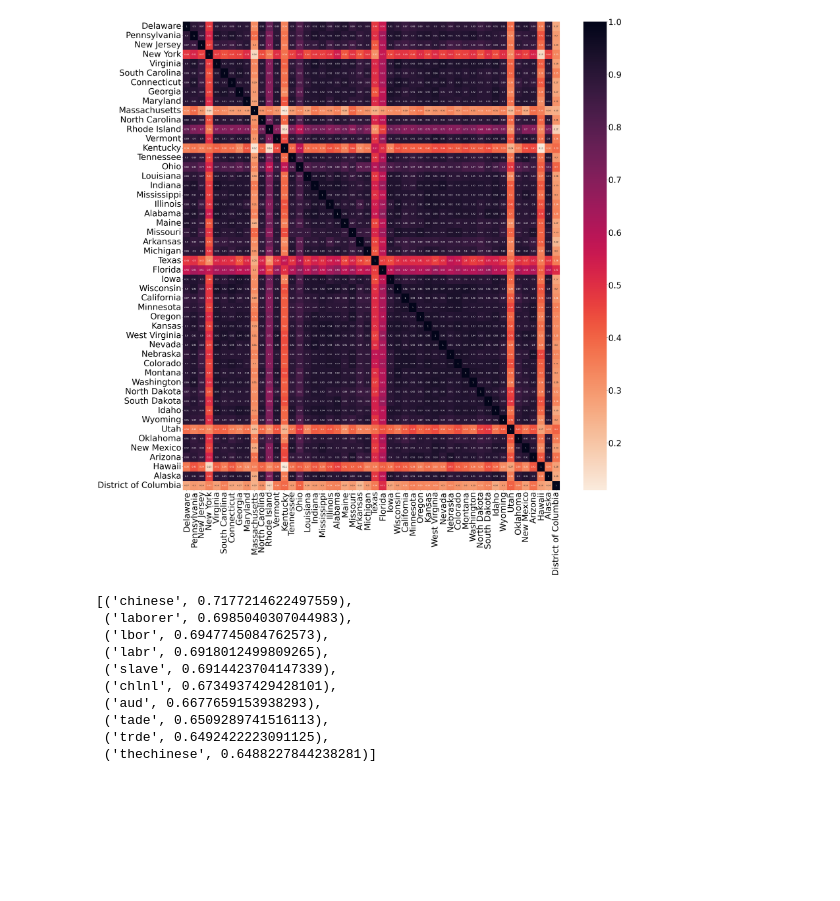
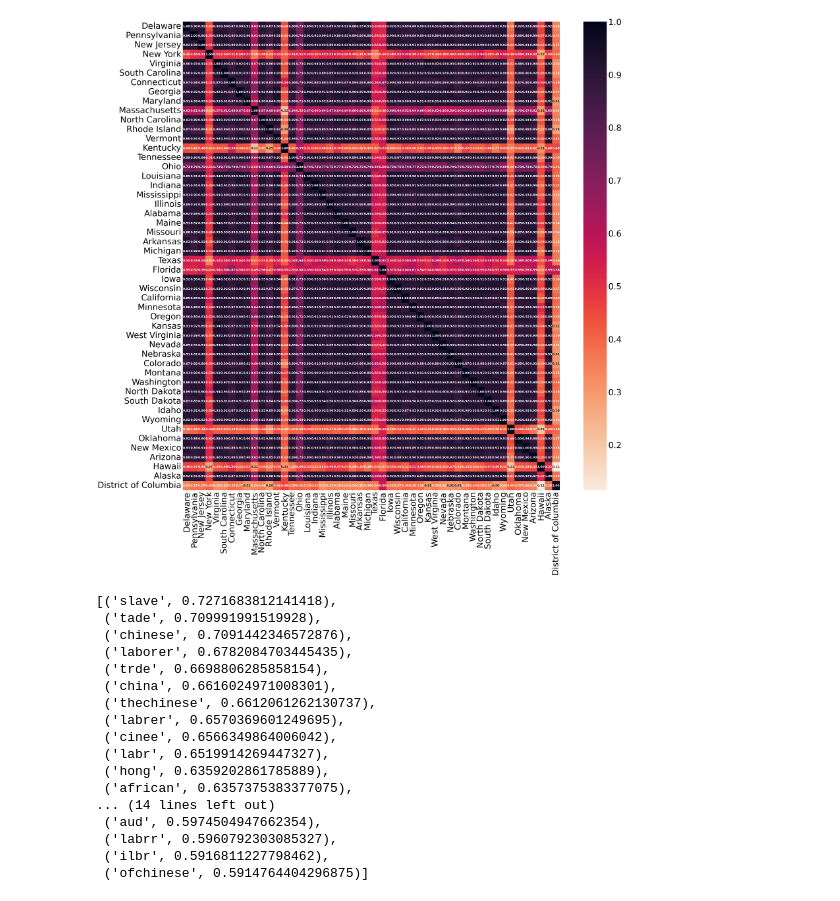
Before and after one commit to park-jay/coolie, a Jupyter notebook: word2vec.ipynb, the cells around one changed output. Cells and saved outputs as stored; diff of their text form; code cells hidden in the pictures; blank space fills up the shorter version.

```diff
--- a/word2vec.ipynb
+++ b/word2vec.ipynb
@@ -23,3 +41,18 @@ df=pd.read_csv(path+'coolie-lemma-df-sent.csv', converters={'state':literal_eval
+# %%
+ocr_dic={}
+for ocr in ocr['token'][:200]:
+    ocr_dic[ocr]='coolie'
+# %%
+def replace_tokens_with_candidates(tokens):
+    replaced_tokens = []
+    for token in tokens:
+        if token in ocr_dic:
+            replaced_tokens.append(ocr_dic[token])
+        else:
+            replaced_tokens.append(token)
+    return replaced_tokens
+# %%
+df['ocr_sent_token']=df['sent_token'].apply(replace_tokens_with_candidates)
 # %%
 df['state_str']=df['state'].str[0]
 df=df[~df['state_str'].isnull()]
@@ -32,7 +65,8 @@ coolie_vector=[]
 for state in tqdm(df['state_str'].unique()):
     state_name.append(state)
     statedf=df[df['state_str']==state]
-    model=Word2Vec([row for row in statedf['sent_token']])
+    # model=Word2Vec([row for row in statedf['sent_token']])
+    model=Word2Vec([row for row in statedf['ocr_sent_token']])
     coolie_vector.append(model.wv.get_mean_vector('coolie'))
     # coolie_vector.append((model.wv.get_mean_vector('coolie')+model.wv.get_mean_vector('coolies'))/2)
 # %%
@@ -98,48 +132,55 @@ statehood_order = {
 # Create a dataframe to store cosine similarity between state vectors
 cosine_similarity_matrix = pd.DataFrame(np.zeros((len(state_name), len(state_name))), columns=state_name, index=state_name)
 
 # Calculate cosine similarity between state vectors
 for i in range(len(state_name)):
     for j in range(i, len(state_name)):
         cosine_sim = cosine_similarity([coolie_vector[i]], [coolie_vector[j]])[0][0]
         cosine_similarity_matrix.at[state_name[i], state_name[j]] = cosine_sim
         cosine_similarity_matrix.at[state_name[j], state_name[i]] = cosine_sim  # Fill both sides of the matrix
 
 # Sort states based on statehood order
 state_name_sorted = sorted(state_name, key=lambda x: statehood_order.get(x, float('inf')))
 
 # Reorder rows and columns of the cosine similarity matrix
 cosine_similarity_matrix = cosine_similarity_matrix.reindex(index=state_name_sorted, columns=state_name_sorted)
 
 # Create a heatmap
 plt.figure(figsize=(40, 40))
-ax = sns.heatmap(cosine_similarity_matrix, annot=True, cmap="rocket_r")
+ax = sns.heatmap(cosine_similarity_matrix, annot=True, cmap="rocket_r", annot_kws={"size": 14, "fontweight":"bold"}, fmt='.2f')
 # plt.title("Cosine Similarity between States", fontsize=20)
 
 # Increase x-axis and y-axis tick label font size
 ax.set_xticklabels(ax.get_xticklabels(), fontsize=40)
 ax.set_yticklabels(ax.get_yticklabels(), fontsize=40)
 
 cbar = ax.collections[0].colorbar
 cbar.ax.tick_params(labelsize=40)
 
-plt.savefig('eacl2023_latex/figure/heatmap.pdf', bbox_inches='tight', dpi=100)
-plt.savefig('eacl2023_latex/figure/heatmap.png', bbox_inches='tight')
+# plt.savefig('eacl2023_latex/figure/heatmap-200.pdf', bbox_inches='tight', dpi=200)
+# plt.savefig('eacl2023_latex/figure/heatmap-200.png', bbox_inches='tight')
 
 plt.show()
 # %% [output]
-[figure, old version]
+[figure, new version]
 # %%
-model=Word2Vec([row for row in df[df['state_str']=='New York']['sent_token']])
-model.wv.most_similar('coolie')
+model=Word2Vec([row for row in df[df['state_str']=='New York']['ocr_sent_token']])
+model.wv.most_similar('coolie', topn=30)
 # %% [output]
-[('chinese', 0.7177214622497559),
- ('laborer', 0.6985040307044983),
- ('lbor', 0.6947745084762573),
- ('labr', 0.6918012499809265),
- ('slave', 0.6914423704147339),
- ('chlnl', 0.6734937429428101),
- ('aud', 0.6677659153938293),
- ('tade', 0.6509289741516113),
- ('trde', 0.6492422223091125),
- ('thechinese', 0.6488227844238281)]
+[('slave', 0.7271683812141418),
+ ('tade', 0.709991991519928),
+ ('chinese', 0.7091442346572876),
+ ('laborer', 0.6782084703445435),
+ ('trde', 0.6698806285858154),
+ ('china', 0.6616024971008301),
+ ('thechinese', 0.6612061262130737),
+ ('labrer', 0.6570369601249695),
+ ('cinee', 0.6566349864006042),
+ ('labr', 0.6519914269447327),
+ ('hong', 0.6359202861785889),
+ ('african', 0.6357375383377075),
+... (14 lines left out)
+ ('aud', 0.5974504947662354),
+ ('labrr', 0.5960792303085327),
+ ('ilbr', 0.5916811227798462),
+ ('ofchinese', 0.5914764404296875)]
```
Also changed, not shown: parts of 13 cells of this notebook, 27 other files.
